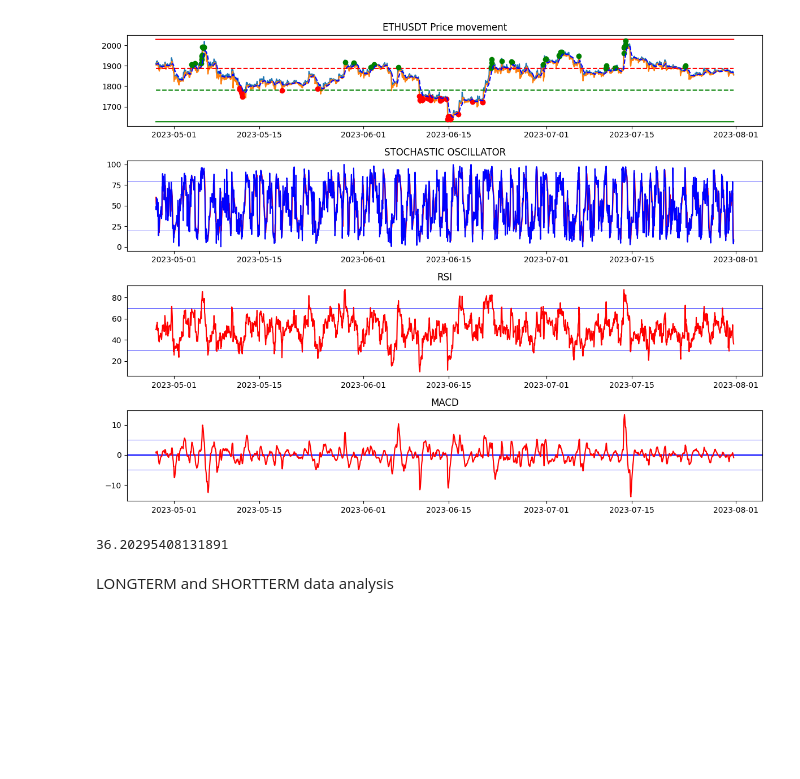
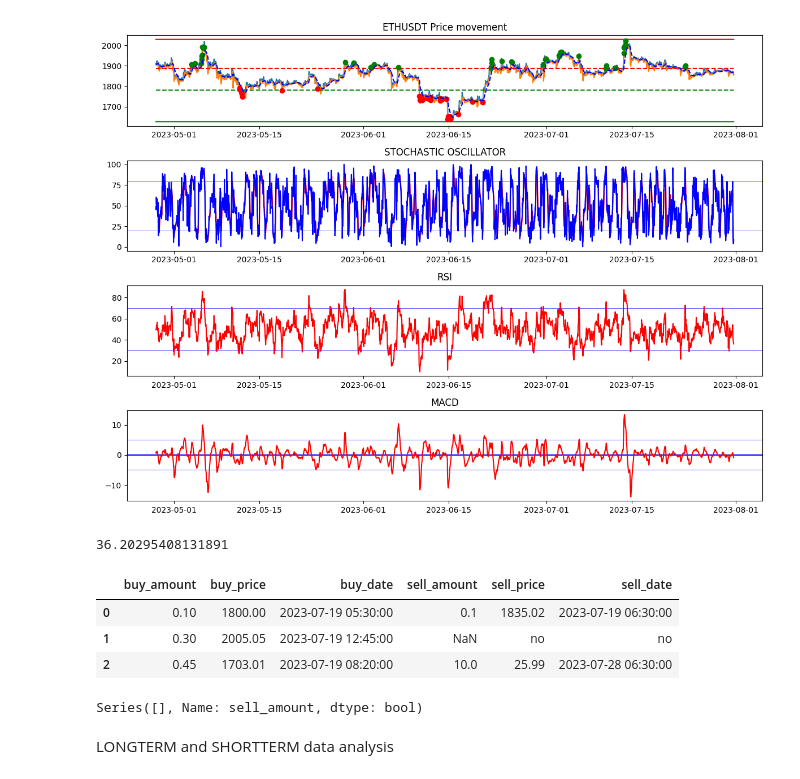
Before and after one commit to Generjet/binance_trader, a Jupyter notebook: jupyter/yfinancExtreme.ipynb, the cells around one changed output. Saved outputs shown, nothing was run; the diff lists cells and outputs as text; code cells hidden in the pictures; blank space fills up the shorter version.

```diff
--- a/jupyter/yfinancExtreme.ipynb
+++ b/jupyter/yfinancExtreme.ipynb
@@ -209,6 +209,30 @@ newest = hour4.tail(1)
 newest.rsi[0]
 # %% [output]
 36.20295408131891
+# %%
+# ==== ORDERS =====
+orders = pd.read_csv('../shell/orders.csv')
+orders
+# %% [output]
+|  | buy_amount | buy_price | buy_date | sell_amount | sell_price | sell_date |
+| 0 | 0.10 | 1800.00 | 2023-07-19 05:30:00 | 0.1 | 1835.02 | 2023-07-19 06:30:00 |
+| 1 | 0.30 | 2005.05 | 2023-07-19 12:45:00 | NaN | no | no |
+| 2 | 0.45 | 1703.01 | 2023-07-19 08:20:00 | 10.0 | 25.99 | 2023-07-28 06:30:00 |
+# %%
+sorted_orders = orders.sort_values(by=['buy_date'])
+isSold = sorted_orders.loc[sorted_orders['sell_amount'] == 'no' ]
+isSold
+# a = pd.isna(isSold['sell_amount'])
+# a
+
+# if isSold.sell_amount[1] == 'no':
+#     open_buy = True
+#     print('Not sold yet, OPEN BUY. You can create SELL ORDER')
+# else:
+#     open_buy = False
+#     print('Already SOLD, you can create new BUY order')
+# %% [output]
+Series([], Name: sell_amount, dtype: bool)
 # %% [markdown]
 LONGTERM and SHORTTERM data analysis
 # %%
```
Also changed, not shown: 3 other files.
